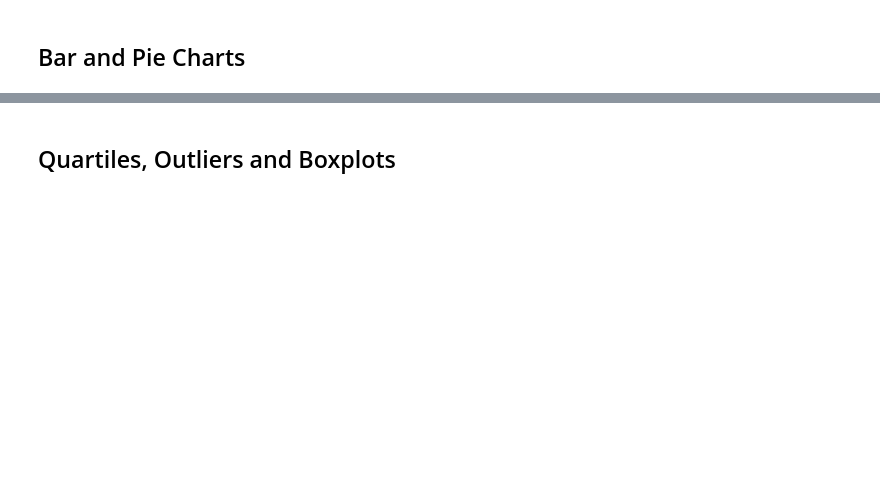
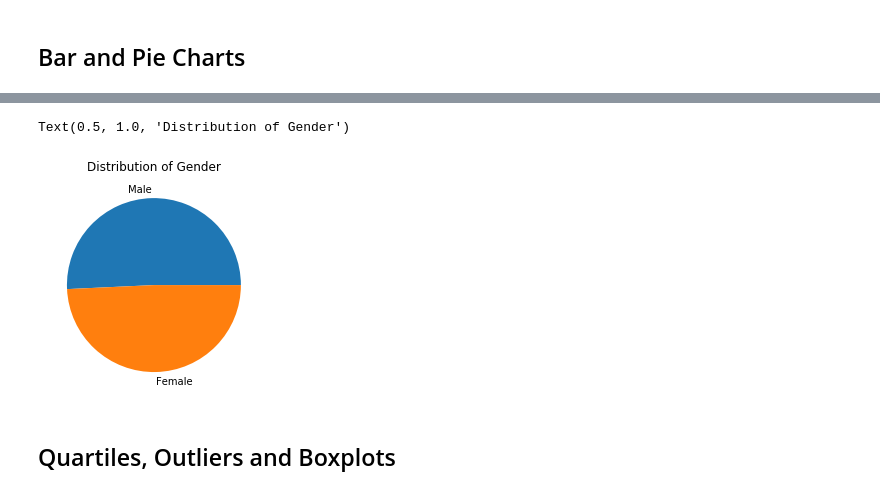
Before and after one commit to bmedford01/Pymaceuticals, a Jupyter notebook: Pymaceuticals/Pymaceuticals_Analysis.ipynb, the cells around one changed output, grey strips where cells are left out. Drawn from its saved outputs; the diff is of its cells as text; code cells hidden in the pictures; blank space fills up the shorter version.

```diff
--- a/Pymaceuticals/Pymaceuticals_Analysis.ipynb
+++ b/Pymaceuticals/Pymaceuticals_Analysis.ipynb
@@ -305,5 +341,13 @@ print(propriva_summary_df)
 # %%
 # Generate a pie plot showing the distribution of female versus male mice using pyplot
+labels = ["Male", "Female"]
+count = [958, 930]
+colors = ["tab:blue", "tab:orange"]
+plt.pie(count, labels=labels, colors=colors)
+plt.title("Distribution of Gender")
+# %% [output]
+Text(0.5, 1.0, 'Distribution of Gender')
+[figure, added]
 # %% [markdown]
 ## Quartiles, Outliers and Boxplots
 # %%
```
Also changed, not shown: parts of 9 cells of this notebook.
